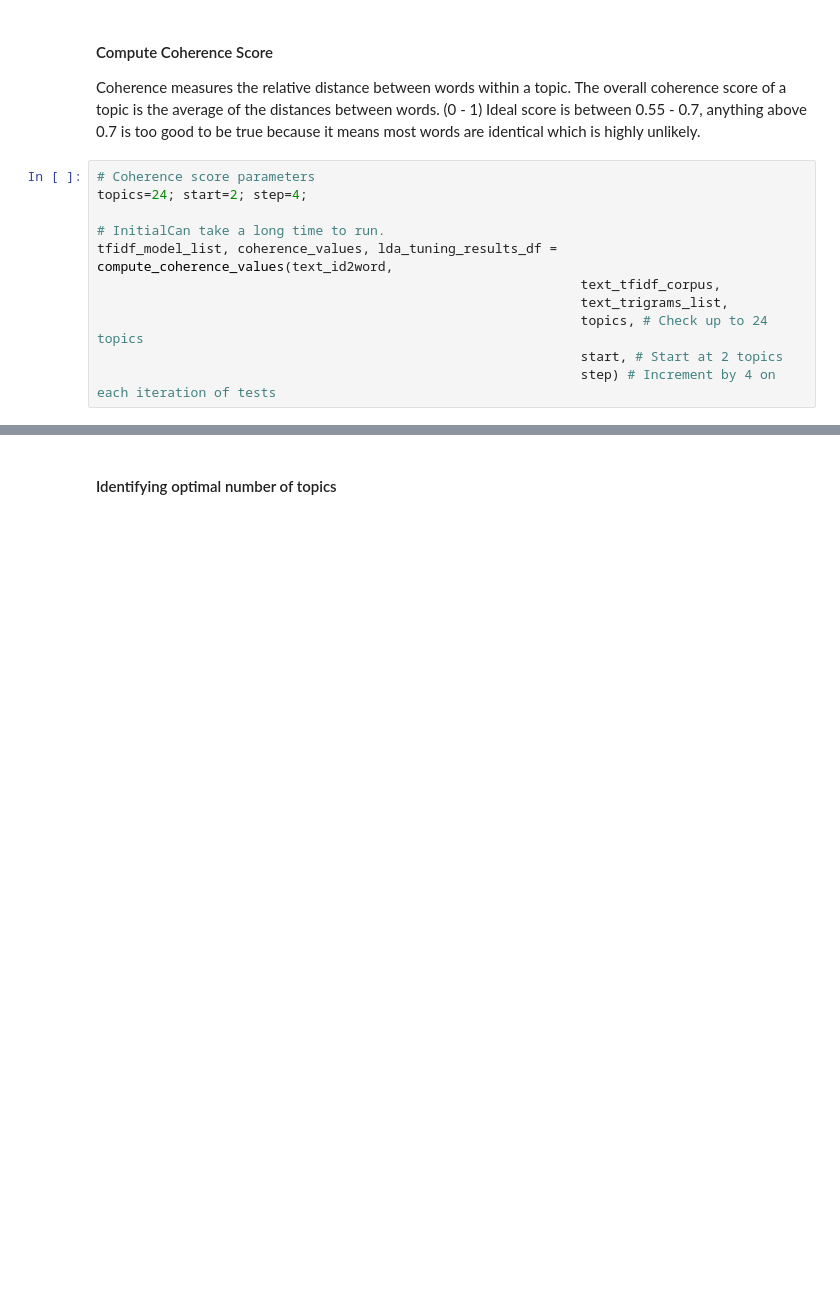
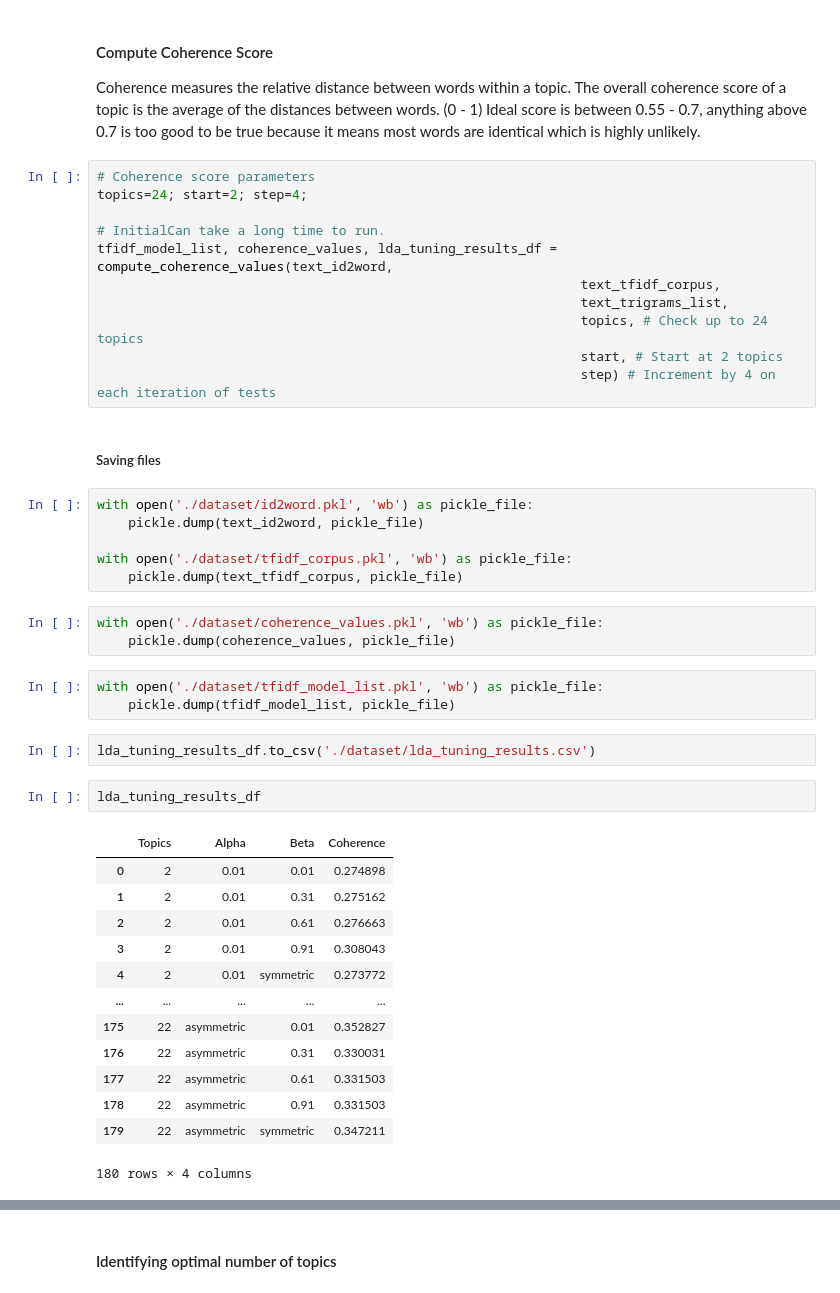
Before and after one commit to Suykim21/nlp_restaurant_search_engine, a Jupyter notebook: eda.ipynb, the cells around one changed output, grey strips where cells are left out. Saved outputs shown, nothing was run; the diff lists cells and outputs as text; blank space fills up the shorter version.

```diff
--- a/eda.ipynb
+++ b/eda.ipynb
@@ -557,3 +557,35 @@ tfidf_model_list, coherence_values, lda_tuning_results_df = compute_coherence_va
                                                               topics, # Check up to 24 topics
                                                               start, # Start at 2 topics
                                                               step) # Increment by 4 on each iteration of tests
+# %% [markdown]
+##### Saving files
+# %%
+with open('./dataset/id2word.pkl', 'wb') as pickle_file:
+    pickle.dump(text_id2word, pickle_file)
+
+with open('./dataset/tfidf_corpus.pkl', 'wb') as pickle_file:
+    pickle.dump(text_tfidf_corpus, pickle_file)
+# %%
+with open('./dataset/coherence_values.pkl', 'wb') as pickle_file:
+    pickle.dump(coherence_values, pickle_file)
+# %%
+with open('./dataset/tfidf_model_list.pkl', 'wb') as pickle_file:
+    pickle.dump(tfidf_model_list, pickle_file)
+# %%
+lda_tuning_results_df.to_csv('./dataset/lda_tuning_results.csv')
+# %%
+lda_tuning_results_df
+# %% [output]
+|  | Topics | Alpha | Beta | Coherence |
+| 0 | 2 | 0.01 | 0.01 | 0.274898 |
+| 1 | 2 | 0.01 | 0.31 | 0.275162 |
+| 2 | 2 | 0.01 | 0.61 | 0.276663 |
+| 3 | 2 | 0.01 | 0.91 | 0.308043 |
+| 4 | 2 | 0.01 | symmetric | 0.273772 |
+| ... | ... | ... | ... | ... |
+| 175 | 22 | asymmetric | 0.01 | 0.352827 |
+| 176 | 22 | asymmetric | 0.31 | 0.330031 |
+| 177 | 22 | asymmetric | 0.61 | 0.331503 |
+| 178 | 22 | asymmetric | 0.91 | 0.331503 |
+| 179 | 22 | asymmetric | symmetric | 0.347211 |
+180 rows × 4 columns
```
Also changed, not shown: parts of 9 cells of this notebook, 2 other files.
